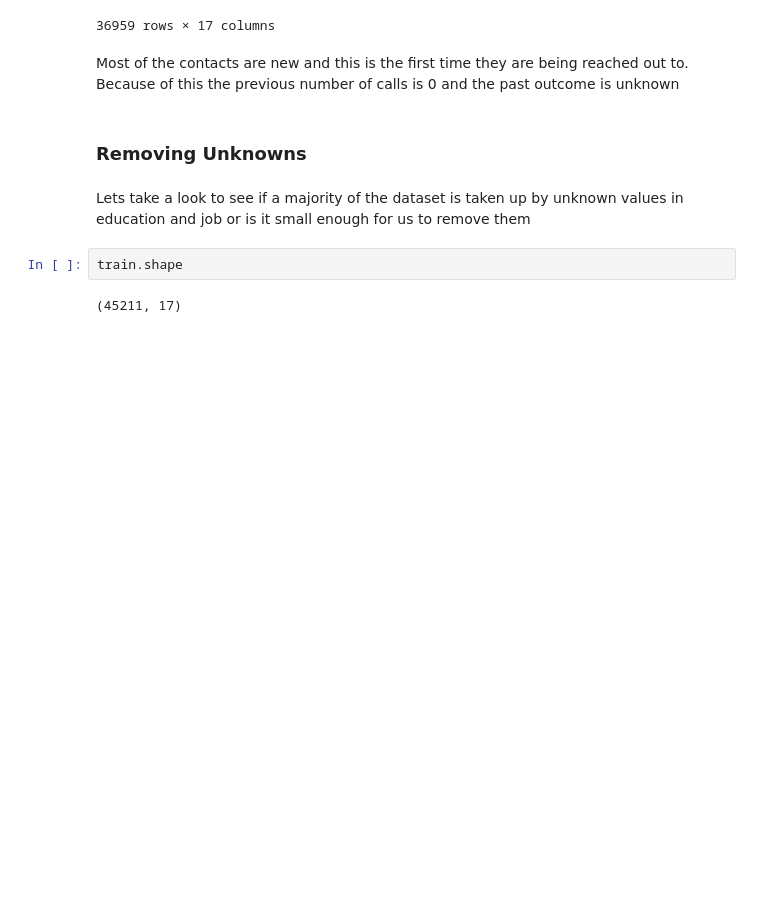
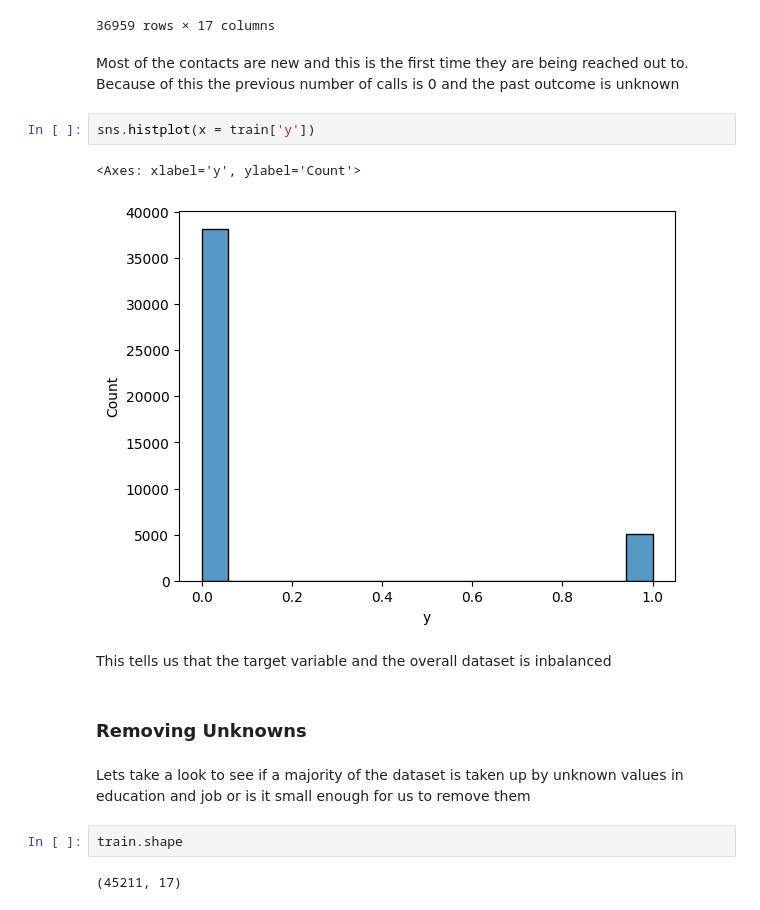
Before and after one commit to jreid94/schulich_data_science, a Jupyter notebook: Data Science 2/Assignments/A1.ipynb, the cells around one changed output. Saved outputs shown, nothing was run; the diff lists cells and outputs as text; blank space fills up the shorter version.

```diff
--- a/Data Science 2/Assignments/A1.ipynb
+++ b/Data Science 2/Assignments/A1.ipynb
@@ -237,6 +238,13 @@ train[train['poutcome'] == 'unknown']
 36959 rows × 17 columns
 # %% [markdown]
 Most of the contacts are new and this is the first time they are being reached out to. Because of this the previous number of calls is 0 and the past outcome is unknown
+# %%
+sns.histplot(x = train['y'])
+# %% [output]
+<Axes: xlabel='y', ylabel='Count'>
+[figure, added]
+# %% [markdown]
+This tells us that the target variable and the overall dataset is inbalanced
 # %% [markdown]
 ### Removing Unknowns
 # %% [markdown]
```
Also changed, not shown: parts of 18 cells of this notebook.
